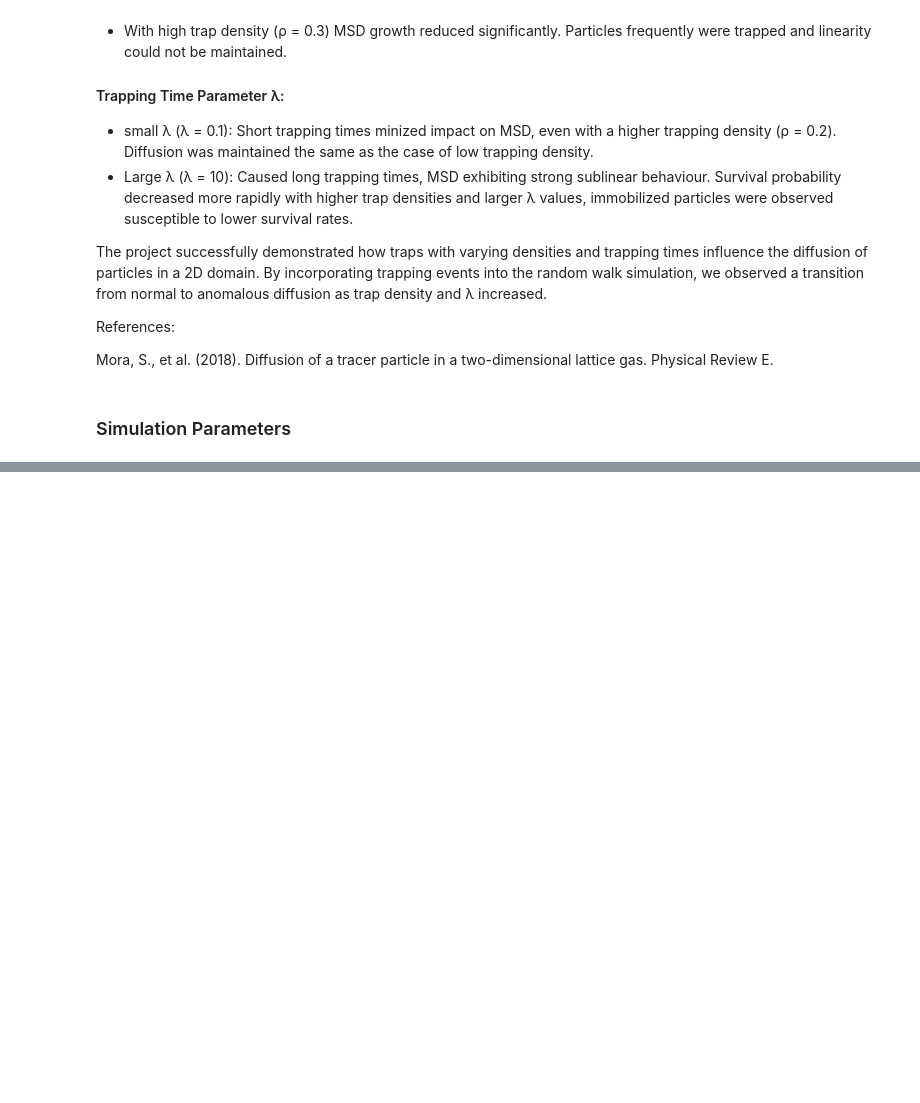
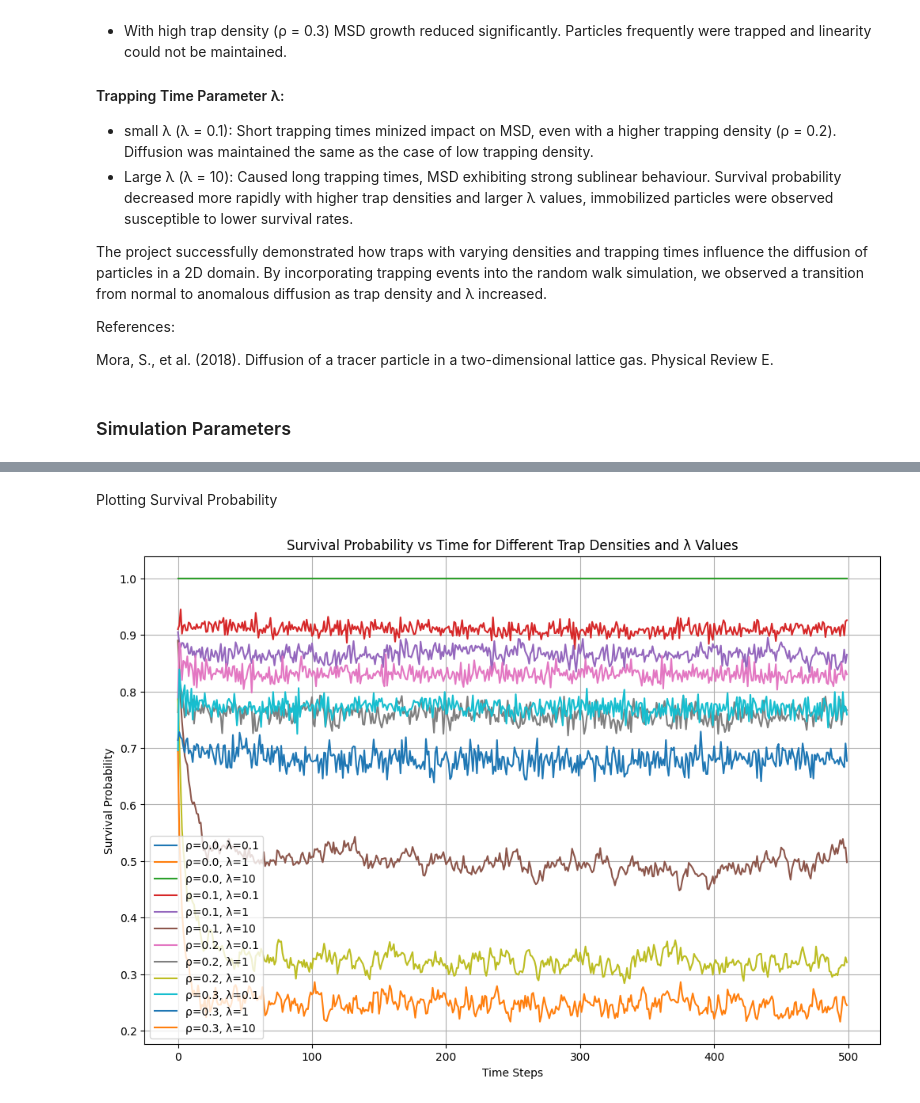
Before and after one commit to Darkosxl/diffusion-with-2D-traps, a Jupyter notebook: Diffusion_With_Traps.ipynb, the cells around one changed output, grey strips where cells are left out. Cells and saved outputs as stored; diff of their text form; code cells hidden in the pictures; blank space fills up the shorter version.

```diff
--- a/Diffusion_With_Traps.ipynb
+++ b/Diffusion_With_Traps.ipynb
@@ -75,0 +190,20 @@ lambdas = [0.1,1,10]
+# %% [markdown]
+Plotting Survival Probability
+# %%
+# Plotting Survival Probability vs Time
+
+plt.figure(figsize=(12, 8))
+for rho in rho_list:
+    for λ in lambda_list:
+        key = f"rho_{rho}_lambda_{λ}"
+        survival_prob = results[key]['survival_prob']
+        plt.plot(range(T_steps), survival_prob, label=f'ρ={rho}, λ={λ}')
+
+plt.xlabel('Time Steps')
+plt.ylabel('Survival Probability')
+plt.title('Survival Probability vs Time for Different Trap Densities and λ Values')
+plt.legend()
+plt.grid(True)
+plt.show()
+# %% [output]
+[figure, added]
```
Also changed, not shown: parts of 12 cells of this notebook.
